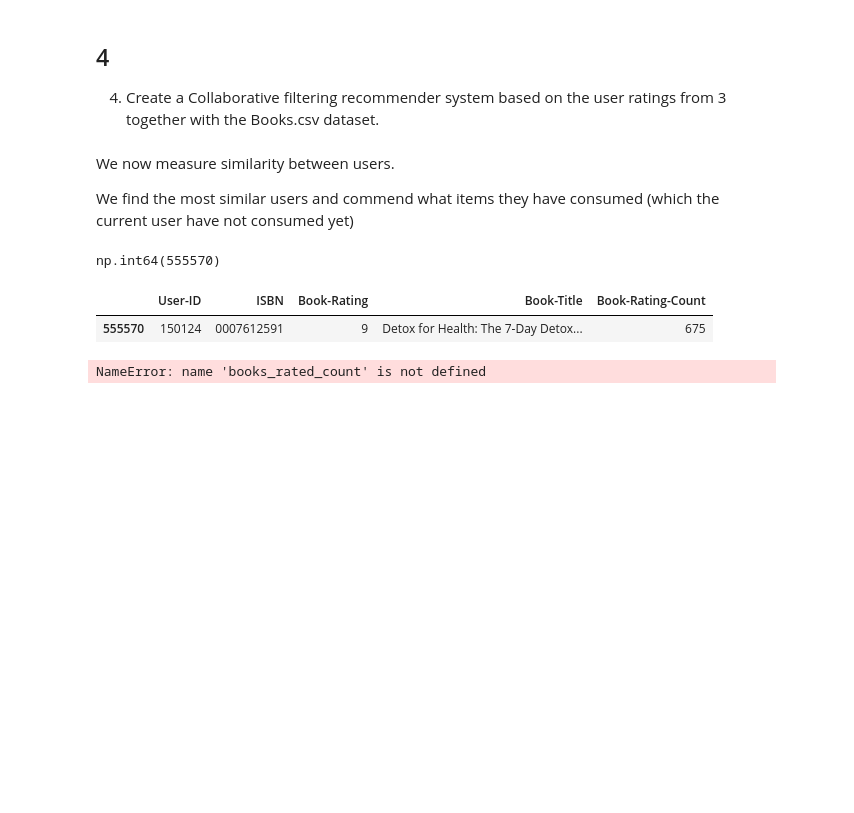
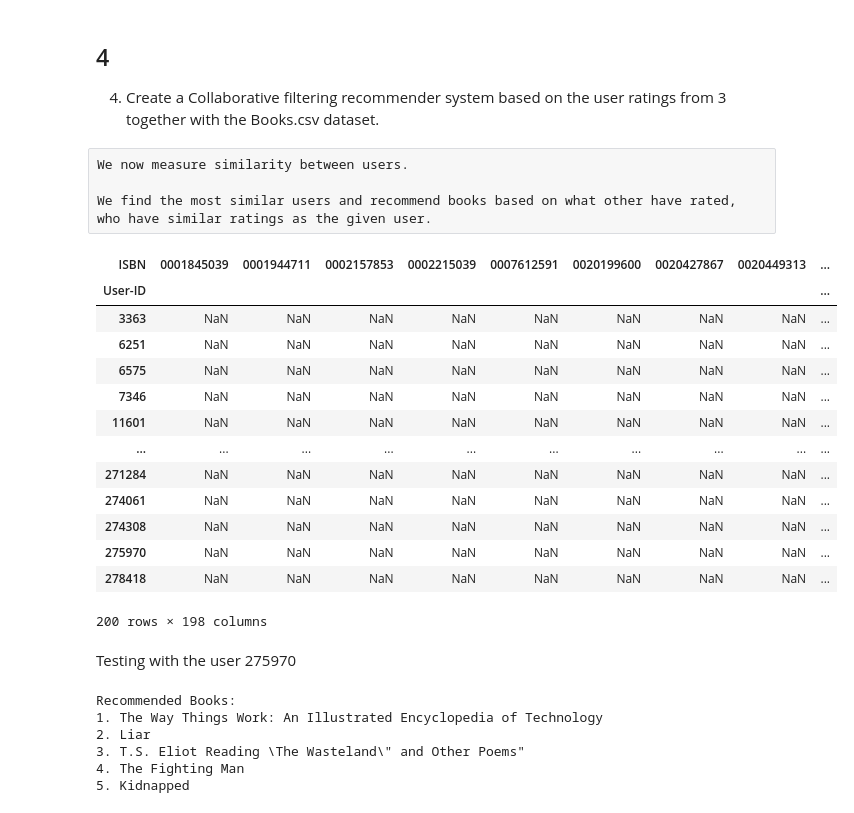
Before and after one commit to victorwp288/Data_-_things, a Jupyter notebook: 10.Recommender Sys.ipynb, the cells around one changed output. Drawn from its saved outputs; the diff is of its cells as text; code cells hidden in the pictures; blank space fills up the shorter version.

Commit message:
Fixed Recommender and added notes

```diff
--- a/10.Recommender Sys.ipynb
+++ b/10.Recommender Sys.ipynb
@@ -387,19 +387,30 @@ filtered_rating
 # %% [markdown]
 ## 4
 4. Create a Collaborative filtering recommender system based on the user ratings from 3 together with the Books.csv dataset.
-# %% [markdown]
-We now measure similarity between users.
-
-We find the most similar users and commend what items they have consumed (which the current user have not consumed yet)
-# %%
-random_user = np.array(filtered_rating.sample(random_state = 13).index)[0]
-random_user
-# %% [output]
-np.int64(555570)
-# %%
-random_user_df = filtered_rating[filtered_rating.index == random_user]
-random_user_df
-# %% [output]
-|  | User-ID | ISBN | Book-Rating | Book-Title | Book-Rating-Count |
-| 555570 | 150124 | 0007612591 | 9 | Detox for Health: The 7-Day Detox... | 675 |
+# %% [raw]
+We now measure similarity between users.
+
+We find the most similar users and recommend books based on what other have rated, who have similar ratings as the given user.
+# %%
+user_book_df = filtered_rating.pivot_table(
+    index='User-ID',
+    columns='ISBN',
+    values='Book-Rating'
+)
+user_book_df
+# %% [output]
+| ISBN | 0001845039 | 0001944711 | 0002157853 | 0002215039 | 0007612591 | 0020199600 | 0020427867 | 0020449313 | ... |
+| User-ID |  |  |  |  |  |  |  |  | ... |
+| 3363 | NaN | NaN | NaN | NaN | NaN | NaN | NaN | NaN | ... |
+| 6251 | NaN | NaN | NaN | NaN | NaN | NaN | NaN | NaN | ... |
+| 6575 | NaN | NaN | NaN | NaN | NaN | NaN | NaN | NaN | ... |
+| 7346 | NaN | NaN | NaN | NaN | NaN | NaN | NaN | NaN | ... |
+| 11601 | NaN | NaN | NaN | NaN | NaN | NaN | NaN | NaN | ... |
+| ... | ... | ... | ... | ... | ... | ... | ... | ... | ... |
+| 271284 | NaN | NaN | NaN | NaN | NaN | NaN | NaN | NaN | ... |
+| 274061 | NaN | NaN | NaN | NaN | NaN | NaN | NaN | NaN | ... |
+| 274308 | NaN | NaN | NaN | NaN | NaN | NaN | NaN | NaN | ... |
+| 275970 | NaN | NaN | NaN | NaN | NaN | NaN | NaN | NaN | ... |
+| 278418 | NaN | NaN | NaN | NaN | NaN | NaN | NaN | NaN | ... |
+200 rows × 198 columns
 # %%
@@ -447,6 +456,16 @@ def user_based_recommender(input_user, user_book_df, num_recommendations=5):
 
     return books_to_be_recommended["Book-Title"]
+# %% [markdown]
+Testing with the user 275970
 # %%
-user_based_recommender('150124', ratings_df)
+recommendations = user_based_recommender(275970)
+print("Recommended Books:")
+for i, book_title in enumerate(recommendations, start=1):
+    print(f"{i}. {book_title}")
 # %% [output]
-NameError: name 'books_rated_count' is not defined
+Recommended Books:
+1. The Way Things Work: An Illustrated Encyclopedia of Technology
+2. Liar
+3. T.S. Eliot Reading \The Wasteland\" and Other Poems"
+4. The Fighting Man
+5. Kidnapped
```
Also changed, not shown: parts of 4 cells of this notebook, 1 other file.
